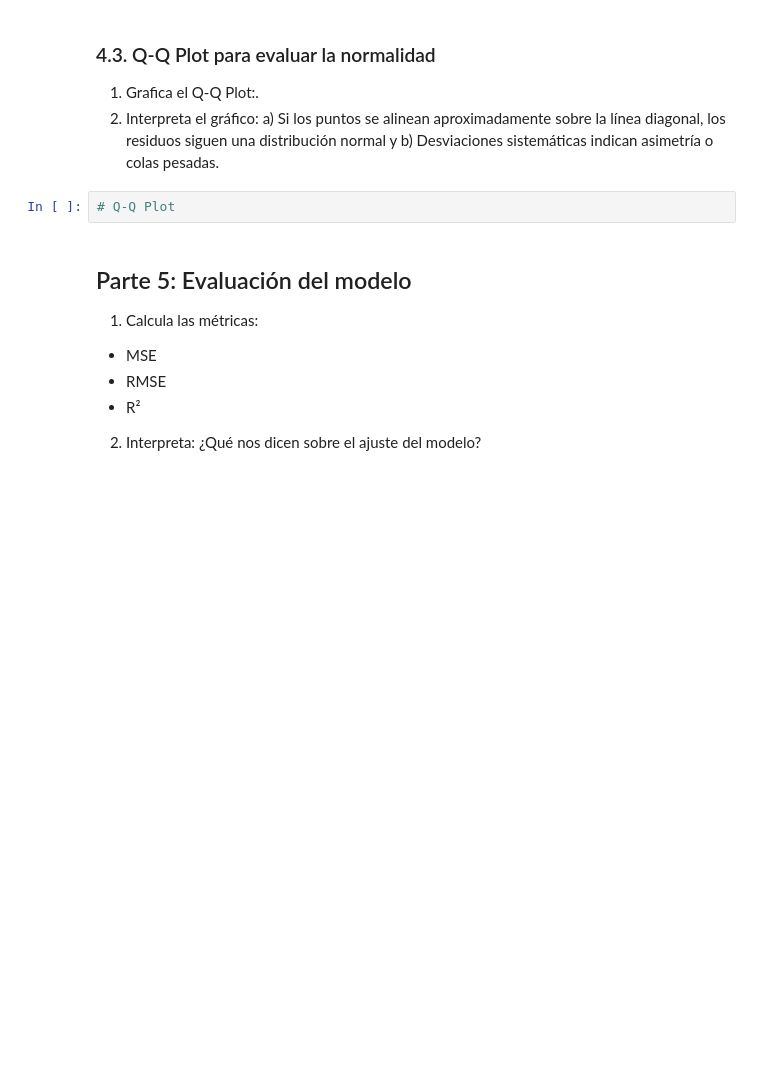
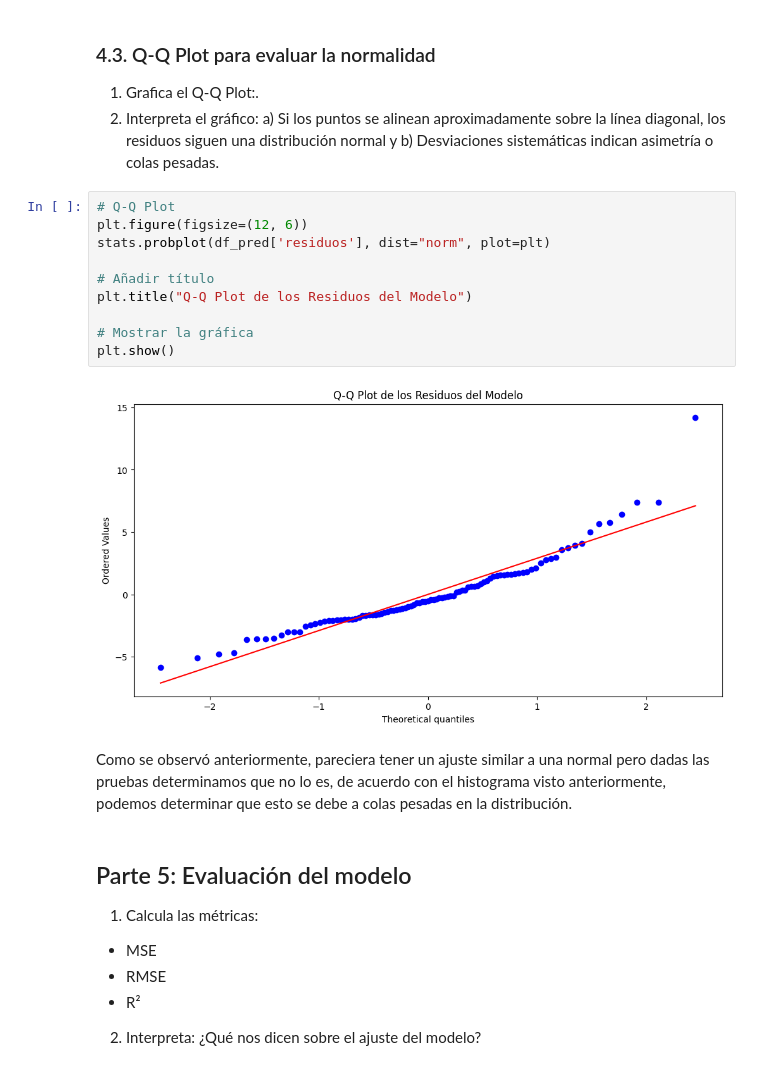
Before and after one commit to GustavoHDLC1/Colab_Files_PADP, a Jupyter notebook: PracticaRegresionLinealSimple.ipynb, the cells around one changed output. Drawn from its saved outputs; the diff is of its cells as text; blank space fills up the shorter version.

```diff
--- a/PracticaRegresionLinealSimple.ipynb
+++ b/PracticaRegresionLinealSimple.ipynb
@@ -220,8 +278,20 @@ Visualmente, parece que los datos se ajustan a la recta, lo que podría indicar
 ### 4.3. Q-Q Plot para evaluar la normalidad
 1. Grafica el Q-Q Plot:.
 2. Interpreta el gráfico: a) Si los puntos se alinean aproximadamente sobre la línea diagonal, los residuos siguen una distribución normal y b) Desviaciones sistemáticas indican asimetría o colas pesadas.
-# %%
-# Q-Q Plot
+# %%
+# Q-Q Plot
+plt.figure(figsize=(12, 6))
+stats.probplot(df_pred['residuos'], dist="norm", plot=plt)
+
+# Añadir título
+plt.title("Q-Q Plot de los Residuos del Modelo")
+
+# Mostrar la gráfica
+plt.show()
+# %% [output]
+[figure, added]
+# %% [markdown]
+Como se observó anteriormente, pareciera tener un ajuste similar a una normal pero dadas las pruebas determinamos que no lo es, de acuerdo con el histograma visto anteriormente, podemos determinar que esto se debe a colas pesadas en la distribución.
 # %% [markdown]
 ## Parte 5: Evaluación del modelo
 1. Calcula las métricas:
```
Also changed, not shown: parts of 13 cells of this notebook.
